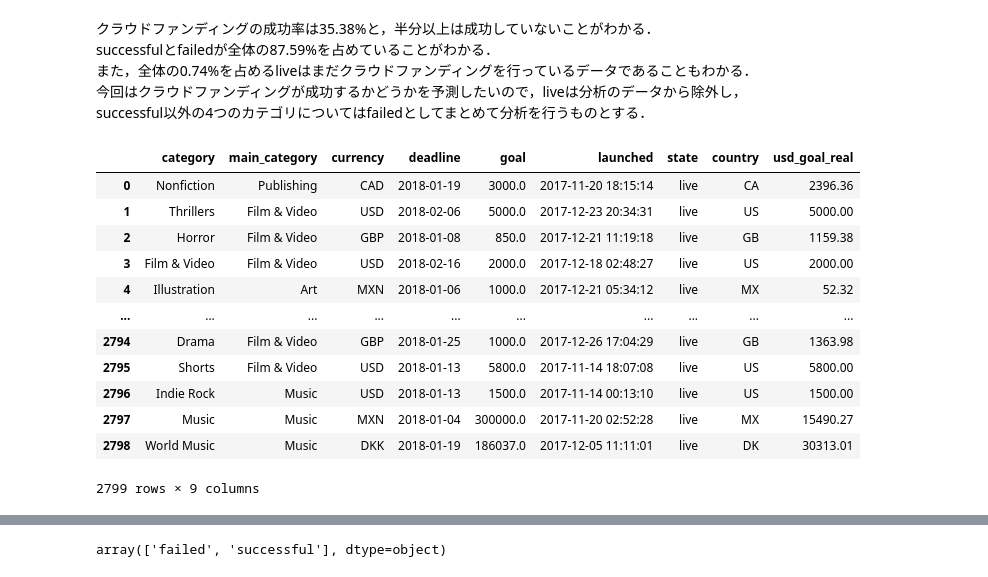
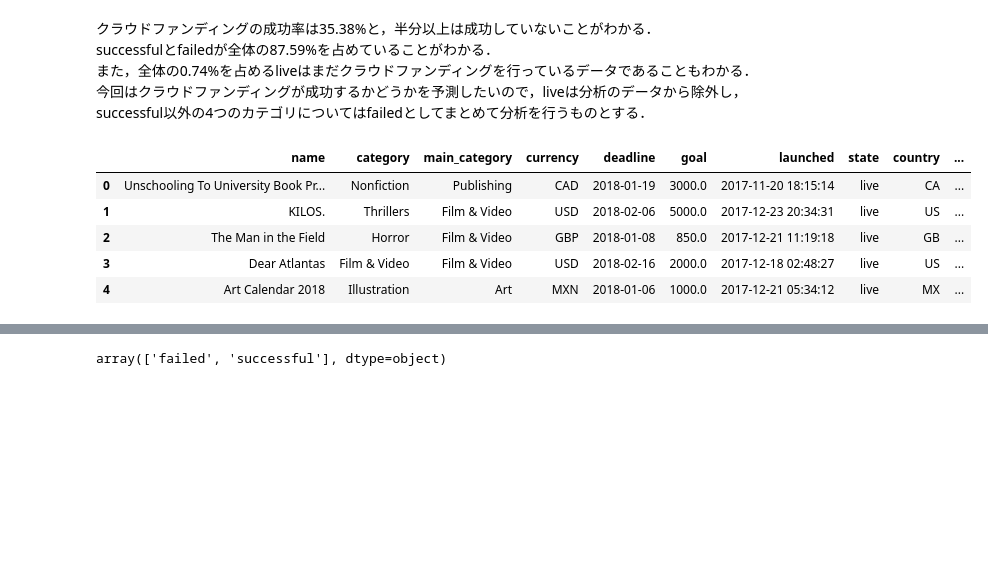
Before and after one commit to TSk-s/Intern, a Jupyter notebook: kickstarter_classification_1.ipynb, the cells around one changed output, grey strips where cells are left out. Drawn from its saved outputs; the diff is of its cells as text; code cells hidden in the pictures; blank space fills up the shorter version.

```diff
--- a/kickstarter_classification_1.ipynb
+++ b/kickstarter_classification_1.ipynb
@@ -70,8 +81,3 @@ https://help.kickstarter.com/hc/ja/articles/115005028514-Kickstarter-%E3%81%AE%E
 - nameにも多くの情報は含まれているが，一つ一つが異なり扱いが非常に難しい点
 
 からID, nameについても説明変数としては用いないものとする．
-# %%
-# dataから説明変数として用いない変数を消去
-data.drop(['ID', 'name', 'pledged', 'backers', 'usd pledged', 'usd_pledged_real'], axis=1, inplace=True)
-
-data.head()
@@ -123,0 +134,5 @@ dtype: int64
+# %%
+# dataから説明変数として用いない変数を消去
+data.drop(['ID', 'pledged', 'backers', 'usd pledged', 'usd_pledged_real'], axis=1, inplace=True)
+
+data.head()
@@ -168,22 +207,15 @@ successfulとfailedが全体の87.59%を占めていることがわかる．<br>
 # %%
 # 最後にliveの予測を行うため，stateがliveのデータをdata_live_onlyとして保持
 data_live_only = data[data['state']=='live']
 data_live_only = data_live_only.reset_index(drop=True)
-data_live_only
+data_live_only.head()
 # %% [output]
-|  | category | main_category | currency | deadline | goal | launched | state | country | usd_goal_real |
-| 0 | Nonfiction | Publishing | CAD | 2018-01-19 | 3000.0 | 2017-11-20 18:15:14 | live | CA | 2396.36 |
-| 1 | Thrillers | Film & Video | USD | 2018-02-06 | 5000.0 | 2017-12-23 20:34:31 | live | US | 5000.00 |
-| 2 | Horror | Film & Video | GBP | 2018-01-08 | 850.0 | 2017-12-21 11:19:18 | live | GB | 1159.38 |
-| 3 | Film & Video | Film & Video | USD | 2018-02-16 | 2000.0 | 2017-12-18 02:48:27 | live | US | 2000.00 |
-| 4 | Illustration | Art | MXN | 2018-01-06 | 1000.0 | 2017-12-21 05:34:12 | live | MX | 52.32 |
-| ... | ... | ... | ... | ... | ... | ... | ... | ... | ... |
-| 2794 | Drama | Film & Video | GBP | 2018-01-25 | 1000.0 | 2017-12-26 17:04:29 | live | GB | 1363.98 |
-| 2795 | Shorts | Film & Video | USD | 2018-01-13 | 5800.0 | 2017-11-14 18:07:08 | live | US | 5800.00 |
-| 2796 | Indie Rock | Music | USD | 2018-01-13 | 1500.0 | 2017-11-14 00:13:10 | live | US | 1500.00 |
-| 2797 | Music | Music | MXN | 2018-01-04 | 300000.0 | 2017-11-20 02:52:28 | live | MX | 15490.27 |
-| 2798 | World Music | Music | DKK | 2018-01-19 | 186037.0 | 2017-12-05 11:11:01 | live | DK | 30313.01 |
+|  | name | category | main_category | currency | deadline | goal | launched | state | country | ... |
+| 0 | Unschooling To University Book Pr... | Nonfiction | Publishing | CAD | 2018-01-19 | 3000.0 | 2017-11-20 18:15:14 | live | CA | ... |
+| 1 | KILOS. | Thrillers | Film & Video | USD | 2018-02-06 | 5000.0 | 2017-12-23 20:34:31 | live | US | ... |
+| 2 | The Man in the Field | Horror | Film & Video | GBP | 2018-01-08 | 850.0 | 2017-12-21 11:19:18 | live | GB | ... |
+| 3 | Dear Atlantas | Film & Video | Film & Video | USD | 2018-02-16 | 2000.0 | 2017-12-18 02:48:27 | live | US | ... |
+| 4 | Art Calendar 2018 | Illustration | Art | MXN | 2018-01-06 | 1000.0 | 2017-12-21 05:34:12 | live | MX | ... |
-2799 rows × 9 columns
 # %%
 # live以外のデータ
 data = data[data['state']!='live']
```
Also changed, not shown: parts of 153 cells of this notebook.
